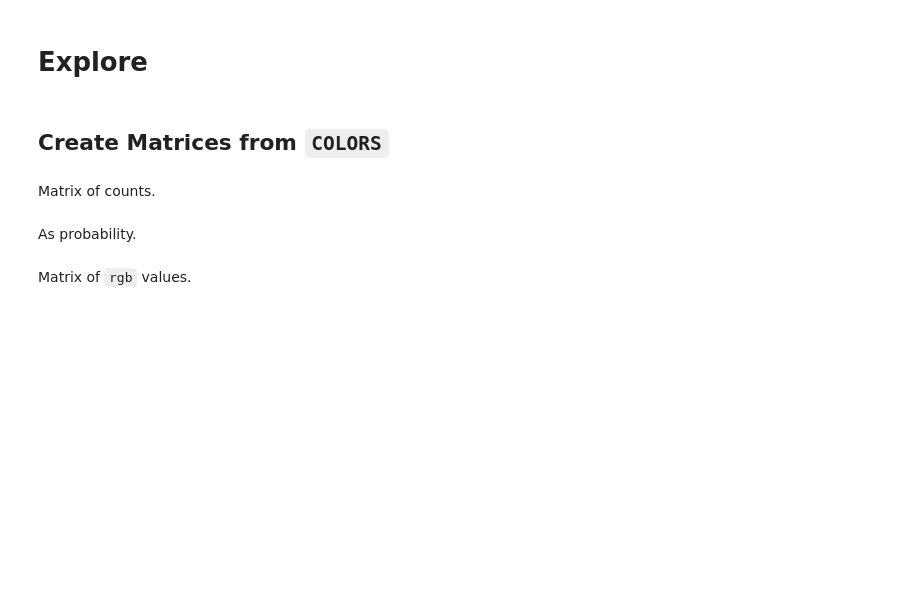
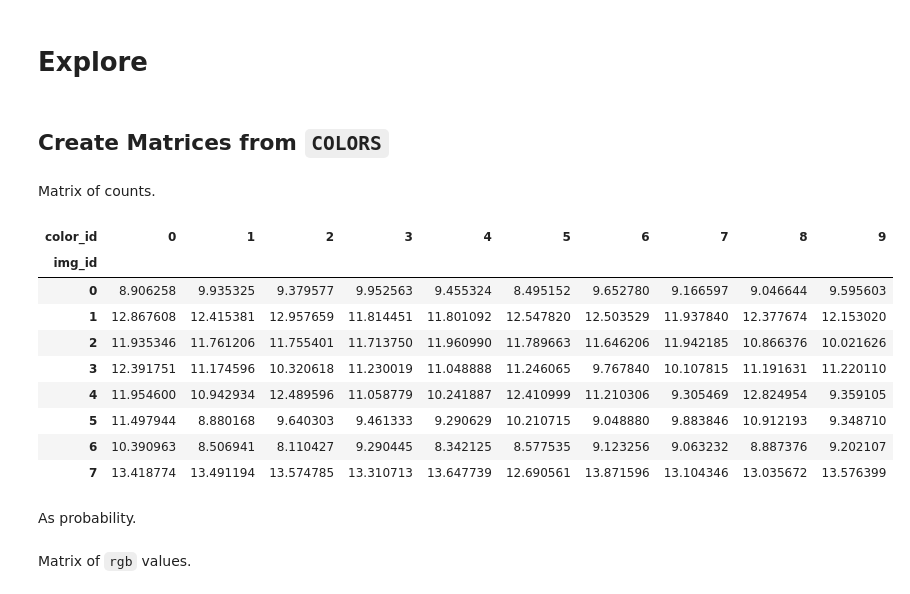
Before and after one commit to ontoligent/data-as-art, a Jupyter notebook: test.ipynb, the cells around one changed output. Saved outputs shown, nothing was run; the diff lists cells and outputs as text; code cells hidden in the pictures; blank space fills up the shorter version.

```diff
--- a/test.ipynb
+++ b/test.ipynb
@@ -226,8 +248,19 @@ COLORS
 # %% [markdown]
 Matrix of counts.
 # %%
-M_n = COLORS.n.unstack()
+M_n = COLORS.logn.unstack()
 M_n
+# %% [output]
+| color_id | 0 | 1 | 2 | 3 | 4 | 5 | 6 | 7 | 8 | 9 |
+| img_id |  |  |  |  |  |  |  |  |  |  |
+| 0 | 8.906258 | 9.935325 | 9.379577 | 9.952563 | 9.455324 | 8.495152 | 9.652780 | 9.166597 | 9.046644 | 9.595603 |
+| 1 | 12.867608 | 12.415381 | 12.957659 | 11.814451 | 11.801092 | 12.547820 | 12.503529 | 11.937840 | 12.377674 | 12.153020 |
+| 2 | 11.935346 | 11.761206 | 11.755401 | 11.713750 | 11.960990 | 11.789663 | 11.646206 | 11.942185 | 10.866376 | 10.021626 |
+| 3 | 12.391751 | 11.174596 | 10.320618 | 11.230019 | 11.048888 | 11.246065 | 9.767840 | 10.107815 | 11.191631 | 11.220110 |
+| 4 | 11.954600 | 10.942934 | 12.489596 | 11.058779 | 10.241887 | 12.410999 | 11.210306 | 9.305469 | 12.824954 | 9.359105 |
+| 5 | 11.497944 | 8.880168 | 9.640303 | 9.461333 | 9.290629 | 10.210715 | 9.048880 | 9.883846 | 10.912193 | 9.348710 |
+| 6 | 10.390963 | 8.506941 | 8.110427 | 9.290445 | 8.342125 | 8.577535 | 9.123256 | 9.063232 | 8.887376 | 9.202107 |
+| 7 | 13.418774 | 13.491194 | 13.574785 | 13.310713 | 13.647739 | 12.690561 | 13.871596 | 13.104346 | 13.035672 | 13.576399 |
 # %% [markdown]
 As probability.
 # %%
```
Also changed, not shown: parts of 9 cells of this notebook.
